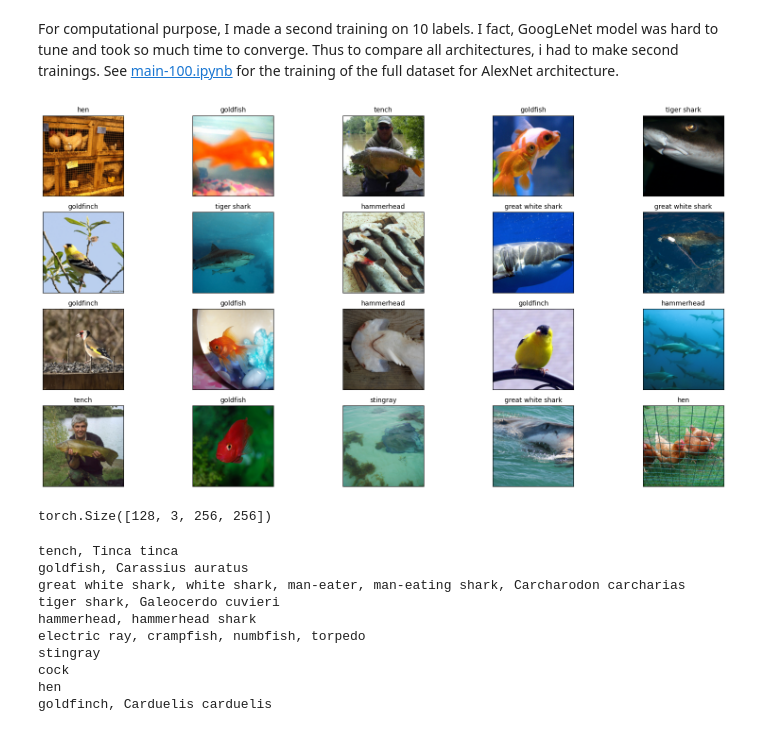
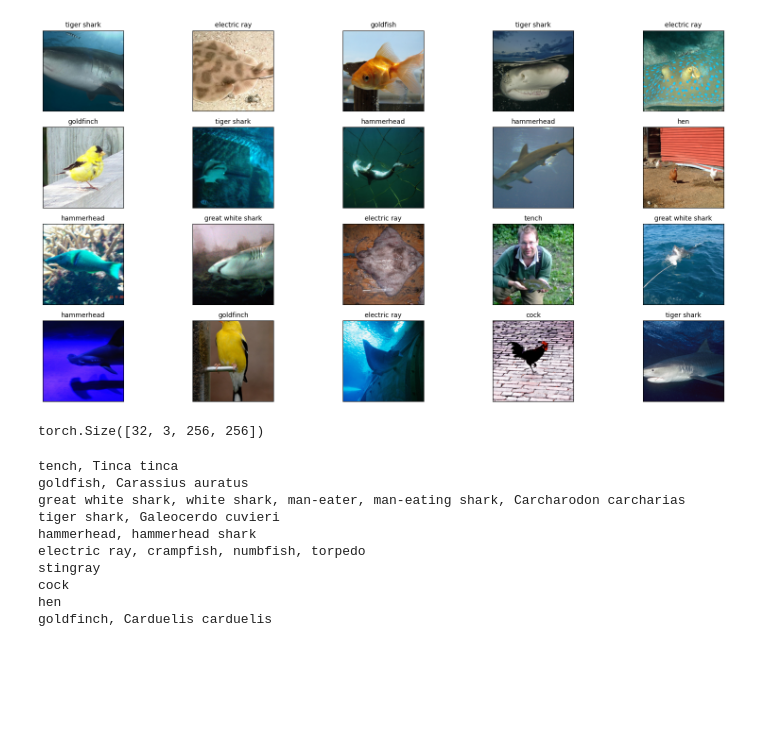
Before and after one commit to bmalick/machine-learning-grind, a Jupyter notebook: 04-cnn/04-alex-net/main.ipynb, the cells around one changed output. Saved outputs shown, nothing was run; the diff lists cells and outputs as text; code cells hidden in the pictures; blank space fills up the shorter version.

```diff
--- a/04-cnn/04-alex-net/main.ipynb
+++ b/04-cnn/04-alex-net/main.ipynb
@@ -17,24 +57,53 @@ import dataset
+# %%
+class ImageNet100:
+    def __init__(self, root="/home/malick/datasets/imagenet-100", batch_size=128, num_workers=2, transforms=None, num_labels:int=None):
+        self.train = ImageNet100Dataset(train=True, root=root, transforms=transforms, num_labels=num_labels)
+        eval_transforms = torchvision.transforms.Compose([
+            torchvision.transforms.Resize(size=256),
+            torchvision.transforms.CenterCrop(size=224),
+            torchvision.transforms.ToTensor(),
+            torchvision.transforms.Normalize(mean=[0.485, 0.456, 0.406], std=[0.229, 0.224, 0.225])
+        ])
+        self.eval = ImageNet100Dataset(train=False, root=root, transforms=eval_transforms, num_labels=num_labels)
+
+        self.labels = self.train.labels
+        self.num_classes = self.train.num_classes
+        self.labels_idx2str = self.train.labels_idx2str
+        self.batch_size = batch_size
+        self.num_workers = num_workers
+
+        self.train_dataloader = self.get_dataloader(train=True)
+        self.eval_dataloader = self.get_dataloader(train=False)
+
+    def get_dataloader(self, train:bool):
+        return torch.utils.data.DataLoader(
+            dataset=self.train if train else self.eval, shuffle=train,
+            batch_size=self.batch_size, num_workers=self.num_workers)
+
+    def show_images(self, images, labels):
+        fig, axes = plt.subplots(4, 5, figsize=(19.8,10.2))
+        axes = axes.ravel()
+        for i in range(len(axes)):
+            axes[i].imshow(images[i], cmap="gray")
+            axes[i].set_xticks([])
+            axes[i].set_yticks([])
+            axes[i].set_title(labels[i].split(",")[0], fontsize=10)
+        plt.show()
 # %%
-batch_size = 128
-
 transforms = torchvision.transforms.Compose([
     torchvision.transforms.Resize(size=256),
     torchvision.transforms.CenterCrop(size=256),
     torchvision.transforms.ToTensor()
 ])
-data = dataset.ImageNet100(batch_size=batch_size, transforms=transforms, num_labels=10)
-num_classes = data.num_classes
+data = ImageNet100(root=root, batch_size=32, transforms=transforms, num_labels=10)
+for batch in data.train_dataloader:
+    x, y = batch
+    labels = [data.labels_idx2str[yi] for yi in y.numpy()]
+    data.show_images(x.permute(0,2,3,1)[:20], labels)
+    print(x.shape); break
+# %% [output]
+[figure, added]
+torch.Size([32, 3, 256, 256])
-# %% [markdown]
-For computational purpose, I made a second training on 10 labels. I fact, GoogLeNet model was hard to tune and took so much time to converge. Thus to compare all architectures, i had to make second trainings. See [main-100.ipynb](main-100.ipynb) for the training of the full dataset for AlexNet architecture.
-# %%
-for batch in data.train_dataloader:
-    x, y = batch
-    labels = [data.labels_idx2str[yi] for yi in y.numpy()]
-    data.show_images(x.permute(0,2,3,1)[:20], labels)
-    print(x.shape); break
-# %% [output]
-[figure, removed]
-torch.Size([128, 3, 256, 256])
 # %%
 for v in data.labels.values():
     print(v[0])
```
Also changed, not shown: parts of 46 cells of this notebook, 14 other files.
